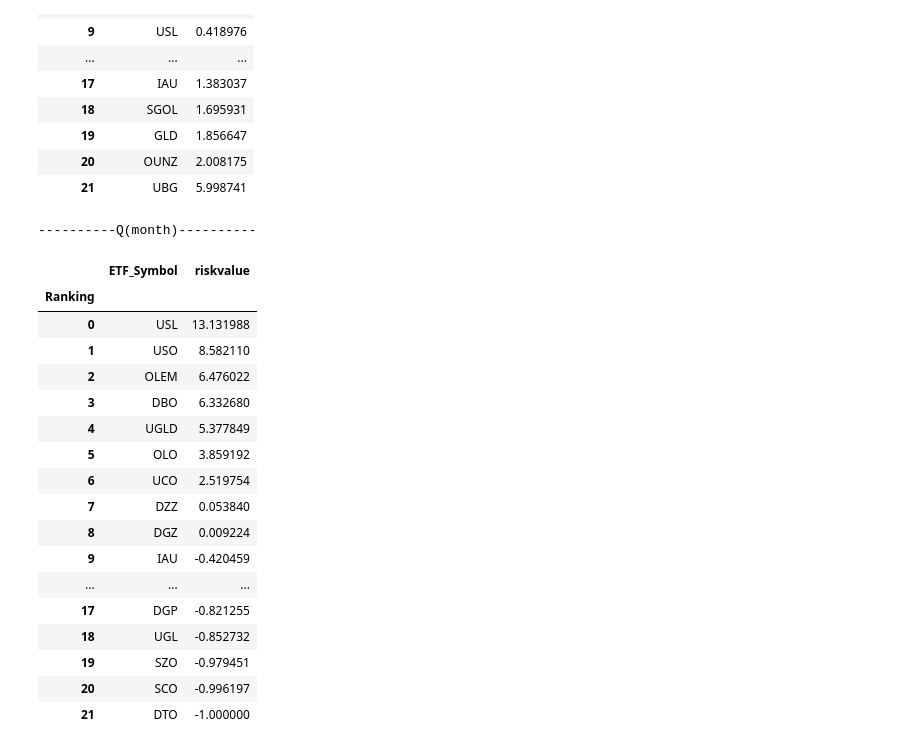
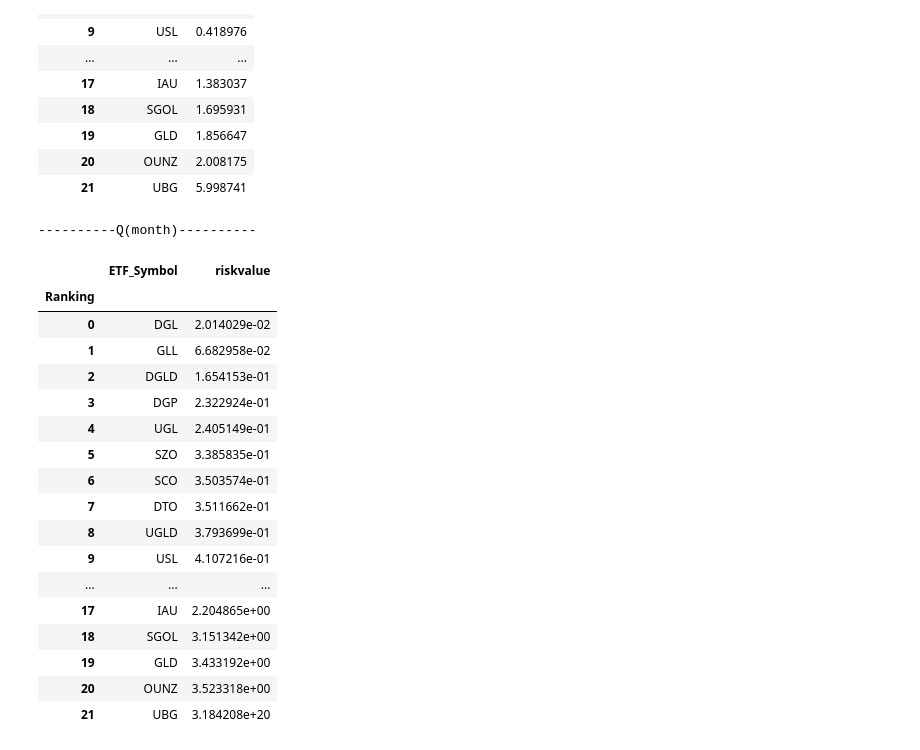
Before and after one commit to syuan0624/FinTech, a Jupyter notebook: HW4/ETF_riskiness.ipynb, the cells around one changed output. Cells and saved outputs as stored; diff of their text form; code cells hidden in the pictures.

```diff
--- a/HW4/ETF_riskiness.ipynb
+++ b/HW4/ETF_riskiness.ipynb
@@ -369,25 +369,25 @@ riskwk_Q
 | 21 | UBG | 5.998741 |
 # %%
 print('----------Q(month)----------')
-riskmo_Q=risk_sort(ETFLISTmo,ra_mo,2)
+riskmo_Q=risk_sort(ETFLISTmo,ra_mo,3)
 riskmo_Q
 # %% [output]
 ----------Q(month)----------
 |  | ETF_Symbol | riskvalue |
 | Ranking |  |  |
-| 0 | USL | 13.131988 |
-| 1 | USO | 8.582110 |
-| 2 | OLEM | 6.476022 |
-| 3 | DBO | 6.332680 |
-| 4 | UGLD | 5.377849 |
-| 5 | OLO | 3.859192 |
-| 6 | UCO | 2.519754 |
-| 7 | DZZ | 0.053840 |
-| 8 | DGZ | 0.009224 |
-| 9 | IAU | -0.420459 |
+| 0 | DGL | 2.014029e-02 |
+| 1 | GLL | 6.682958e-02 |
+| 2 | DGLD | 1.654153e-01 |
+| 3 | DGP | 2.322924e-01 |
+| 4 | UGL | 2.405149e-01 |
+| 5 | SZO | 3.385835e-01 |
+| 6 | SCO | 3.503574e-01 |
+| 7 | DTO | 3.511662e-01 |
+| 8 | UGLD | 3.793699e-01 |
+| 9 | USL | 4.107216e-01 |
 | ... | ... | ... |
-| 17 | DGP | -0.821255 |
-| 18 | UGL | -0.852732 |
-| 19 | SZO | -0.979451 |
-| 20 | SCO | -0.996197 |
-| 21 | DTO | -1.000000 |
+| 17 | IAU | 2.204865e+00 |
+| 18 | SGOL | 3.151342e+00 |
+| 19 | GLD | 3.433192e+00 |
+| 20 | OUNZ | 3.523318e+00 |
+| 21 | UBG | 3.184208e+20 |
```
